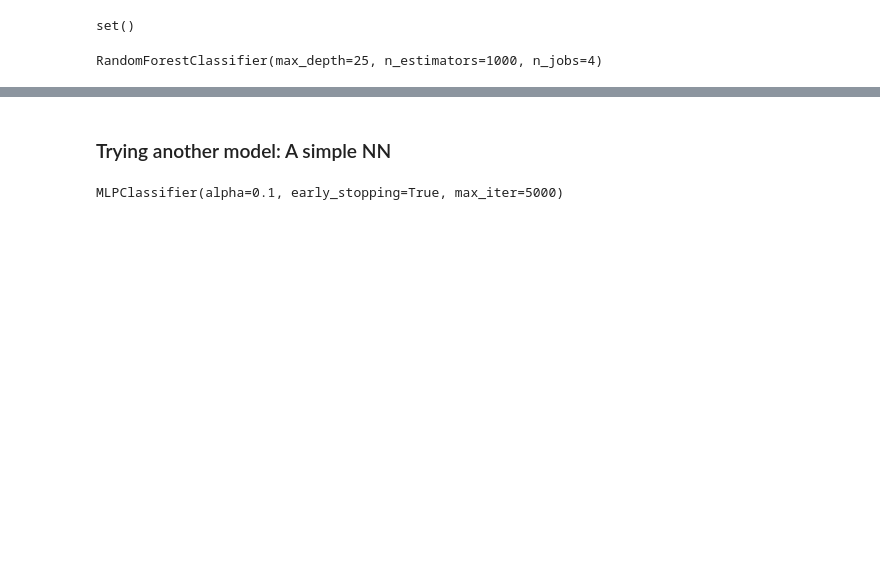
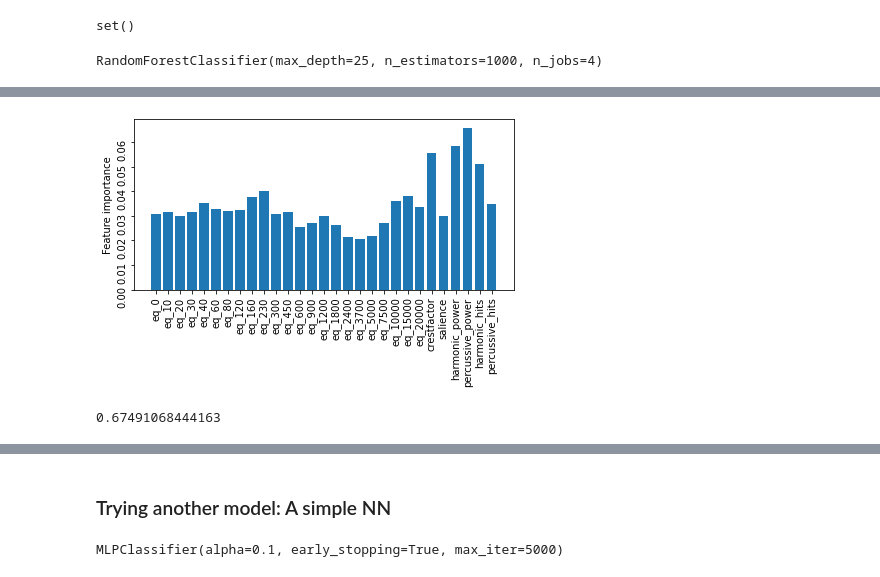
Before and after one commit to mrhheffernan/erdio-dev, a Jupyter notebook: Classifier-Testing.ipynb, the cells around one changed output, grey strips where cells are left out. Cells and saved outputs as stored; diff of their text form; code cells hidden in the pictures; blank space fills up the shorter version.

```diff
--- a/Classifier-Testing.ipynb
+++ b/Classifier-Testing.ipynb
@@ -94,7 +97,9 @@ keys = list(features_df.keys())
 # %%
 use_all = True # Use all features to predict
 if use_all:
-    classify_keys = keys[1:]
+    classify_keys = keys[1:-1] # don't include class or fold
+# %%
+classify_keys.remove('salience')
 # %%
 features_df.describe()
 # %% [output]
@@ -225,7 +292,7 @@ if len(classify_keys) == 1:
 else:
     X_train = cv_features_df[classify_keys].values
 
-y_train = cv_features_df['class'].values
+y_train = cv_features_df['family'].values
 
 X_test = validation_features_df[classify_keys].values
-y_test = validation_features_df['class']
+y_test = validation_features_df['family']
@@ -254,0 +324,14 @@ array([0.03309986, 0.03224183, 0.02932815, 0.02992791, 0.02972766,
+# %%
+fig = plt.figure()
+ax0 = fig.add_subplot(111)
+
+ax0.bar(classify_keys,forest.feature_importances_)
+
+# alternatively
+ax0.tick_params(rotation=90)
+ax0.set_ylabel('Feature importance')
+
+plt.tight_layout()
+plt.show()
+# %% [output]
+[figure, added]
@@ -254,0 +346,4 @@ array([0.03309986, 0.03224183, 0.02932815, 0.02992791, 0.02972766,
+# %%
+TPR(pred,y_test)
+# %% [output]
+0.67491068444163
```
Also changed, not shown: parts of 34 cells of this notebook.
